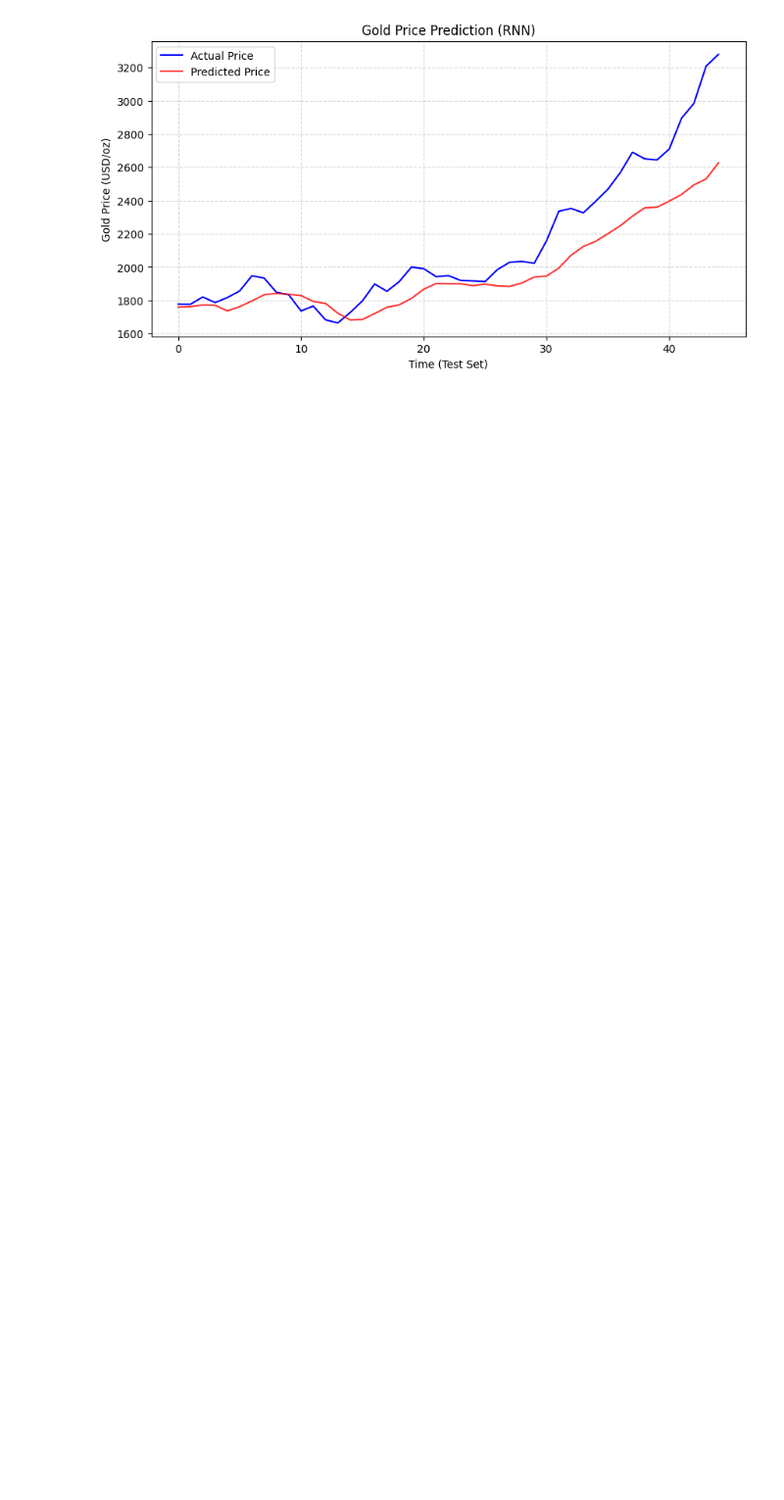
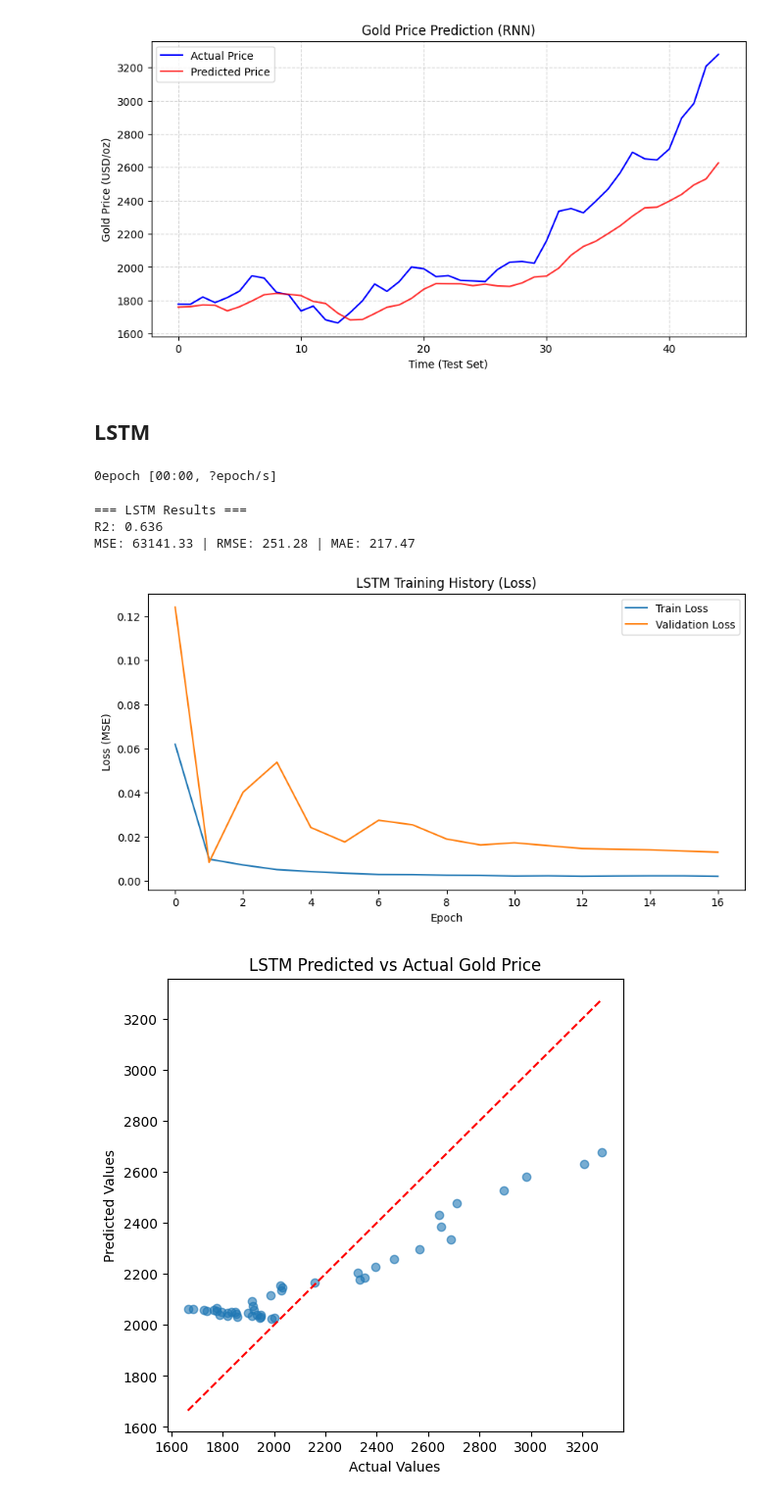
Before and after one commit to HuyPham171-hub/gold-price-prediction, a Jupyter notebook: notebooks/modeling.ipynb, the cells around one changed output. Shown at 98% size. Drawn from its saved outputs; the diff is of its cells as text; code cells hidden in the pictures; blank space fills up the shorter version.

Commit message:
Train LSTM model

```diff
--- a/notebooks/modeling.ipynb
+++ b/notebooks/modeling.ipynb
@@ -1523,3 +1527,64 @@ MSE: 55938.88 | RMSE: 236.51 | MAE: 171.44
 [figure]
 [figure]
 [figure]
+# %% [markdown]
+## LSTM
+# %%
+lstm = Sequential([
+    Input(shape=(X_train.shape[1], X_train.shape[2])),
+    LSTM(64, activation='tanh', return_sequences=True),
+    Dropout(0.2),
+    LSTM(64, activation='tanh'),
+    Dense(32, activation='relu'),
+    Dense(1)
+])
+
+lstm.compile(optimizer='adam', loss='mse', metrics=['mae'])
+
+# Callbacks
+callbacks = [
+    EarlyStopping(monitor='val_loss', patience=15, restore_best_weights=True),
+    ReduceLROnPlateau(monitor='val_loss', factor=0.5, patience=5),
+    ModelCheckpoint("../models/best_lstm.keras", monitor='val_loss', save_best_only=True, verbose=0),
+    TqdmCallback(verbose=0)
+]
+
+# Train
+history = lstm.fit(
+    X_train, y_train,
+    validation_data=(X_test, y_test),
+    epochs=200,
+    batch_size=32,
+    callbacks=callbacks,
+    verbose=0
+)
+
+# --- Predict ---
+y_pred = lstm.predict(X_test, verbose=0)
+
+# --- Inverse transform ---
+y_pred_inv = scaler.inverse_transform(y_pred).flatten()
+y_test_inv = scaler.inverse_transform(y_test.reshape(-1, 1)).flatten()
+
+# --- Evaluate ---
+metrics = evaluate_regression(y_test_inv, y_pred_inv)
+r2 = metrics["R2"]
+mse = metrics["MSE"]
+rmse = metrics["RMSE"]
+mae = metrics["MAE"]
+
+print("\n=== LSTM Results ===")
+print(f"R2: {r2:.3f}")
+print(f"MSE: {mse:.2f} | RMSE: {rmse:.2f} | MAE: {mae:.2f}")
+
+# --- Plot ---
+plot_history(history, "LSTM Training History (Loss)")
+plot_scatter_pred_vs_actual(y_test_inv, y_pred_inv, "LSTM Predicted vs Actual Gold Price")
+plot_series_actual_vs_pred(y_test_inv, y_pred_inv, title='Gold Price Prediction (LSTM)', ylabel="Gold Price (USD/oz)")
+# %% [output]
+0epoch [00:00, ?epoch/s]
+=== LSTM Results ===
+R2: 0.636
+MSE: 63141.33 | RMSE: 251.28 | MAE: 217.47
+[figure, added]
+[figure, added]
```
Also changed, not shown: parts of 3 cells of this notebook, 1 other file.
